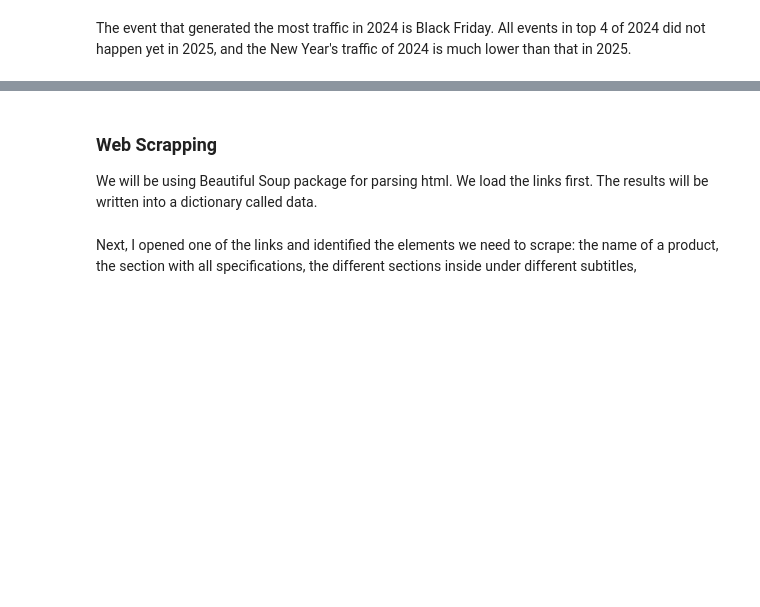
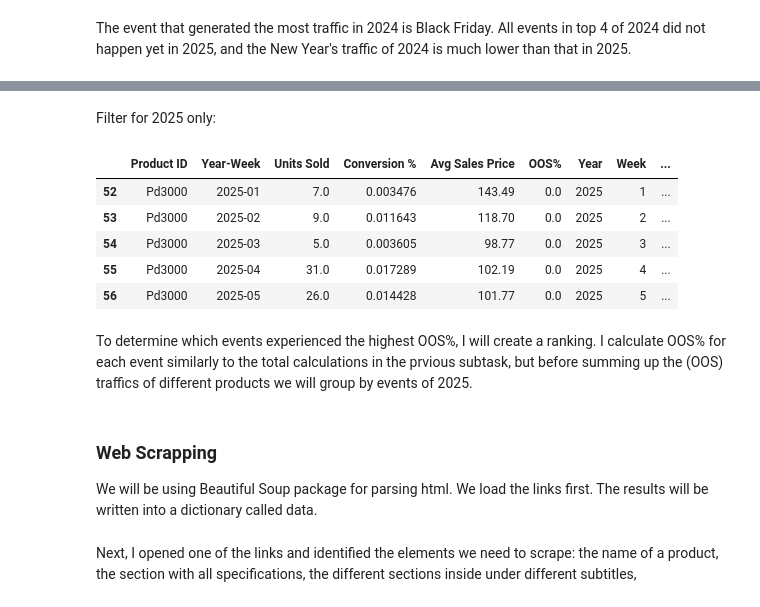
Before and after one commit to kseniyapiven/eCom, a Jupyter notebook: notebooks/analysis.ipynb, the cells around one changed output, grey strips where cells are left out. Cells and saved outputs as stored; diff of their text form; code cells hidden in the pictures; blank space fills up the shorter version.

Commit message:
calculated total OOS% for 2024 and 2025

```diff
--- a/notebooks/analysis.ipynb
+++ b/notebooks/analysis.ipynb
@@ -620,0 +623,2 @@ First, we will calculate the Out Of Stock % for 2024 and 2025.
+# %%
+valid_df['OOS Traffic'] = valid_df['Traffic'] * valid_df['OOS%']
@@ -620,0 +643,9 @@ First, we will calculate the Out Of Stock % for 2024 and 2025.
+# %%
+merged_data_with_oos = pd.merge(
+    valid_df,
+    holidays,
+    on=['Year', 'Week'],
+    how='left'
+)
+
+merged_data_with_oos.head()
@@ -621,3 +659,19 @@ First, we will calculate the Out Of Stock % for 2024 and 2025.
+# %% [markdown]
+Filter for 2025 only:
+# %%
+oos_by_events_2025 = merged_data_with_oos[merged_data_with_oos['Year'] == 2025]
+# %%
+oos_by_events_2025 = oos_by_events_2025.drop('index', axis = 1)
+oos_by_events_2025.head()
+# %% [output]
+|  | Product ID | Year-Week | Units Sold | Conversion % | Avg Sales Price | OOS% | Year | Week | ... |
+| 52 | Pd3000 | 2025-01 | 7.0 | 0.003476 | 143.49 | 0.0 | 2025 | 1 | ... |
+| 53 | Pd3000 | 2025-02 | 9.0 | 0.011643 | 118.70 | 0.0 | 2025 | 2 | ... |
+| 54 | Pd3000 | 2025-03 | 5.0 | 0.003605 | 98.77 | 0.0 | 2025 | 3 | ... |
+| 55 | Pd3000 | 2025-04 | 31.0 | 0.017289 | 102.19 | 0.0 | 2025 | 4 | ... |
+| 56 | Pd3000 | 2025-05 | 26.0 | 0.014428 | 101.77 | 0.0 | 2025 | 5 | ... |
+# %% [markdown]
+To determine which events experienced the highest OOS%, I will create a ranking. I calculate OOS% for each event similarly to the total calculations in the prvious subtask, but before summing up the (OOS) traffics of different products we will group by events of 2025.
 # %% [markdown]
 ### Web Scrapping
 
```
Also changed, not shown: parts of 14 cells of this notebook, 1 other file.
